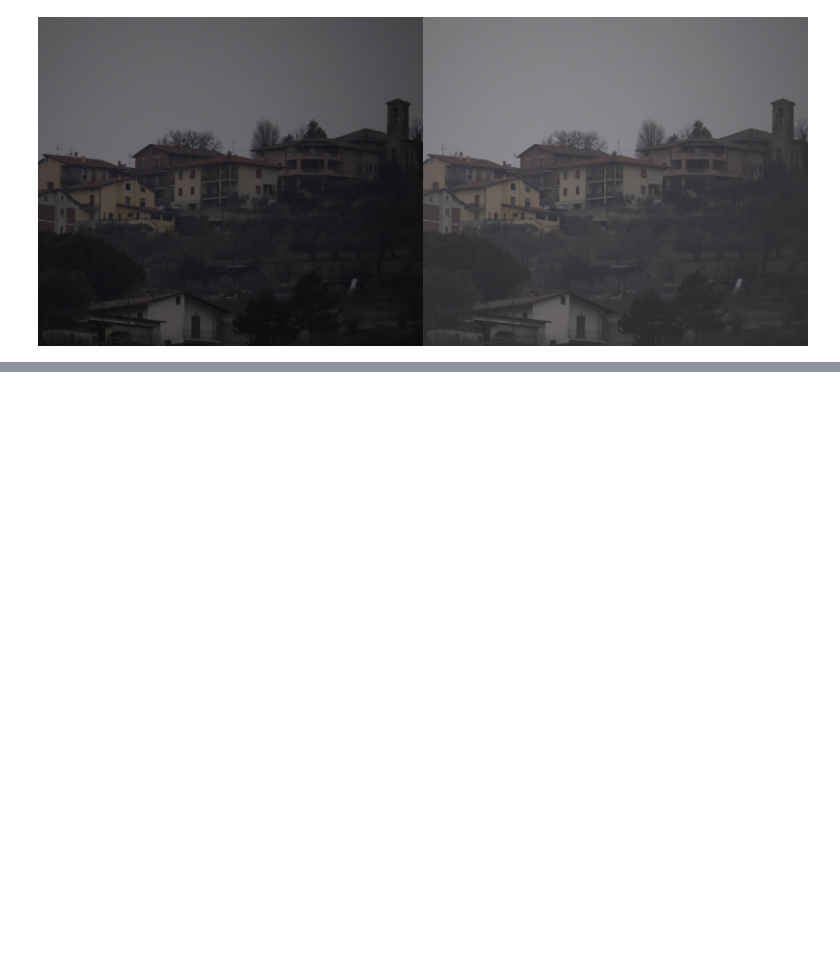
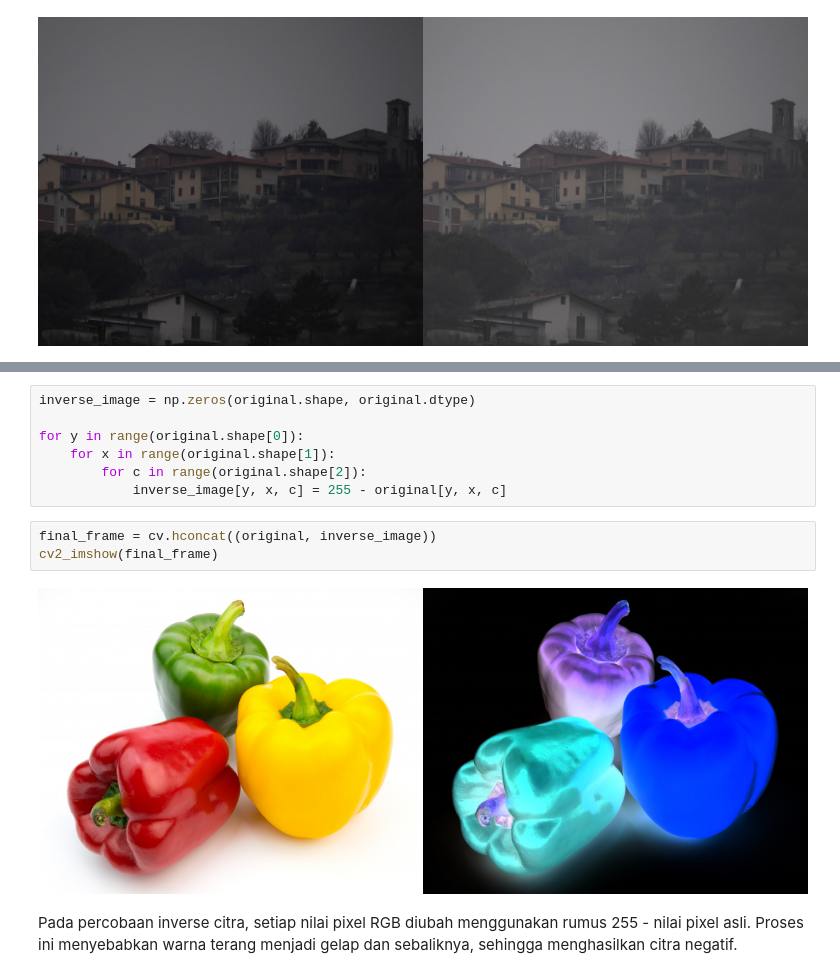
Before and after one commit to arxsyy/PCVK_Ganjil_2026, a Jupyter notebook: Week3.ipynb, the cells around one changed output, grey strips where cells are left out. Saved outputs shown, nothing was run; the diff lists cells and outputs as text; blank space fills up the shorter version.

```diff
--- a/Week3.ipynb
+++ b/Week3.ipynb
@@ -40,0 +56,14 @@ Masukkan nilai kecerahan: 30
+# %%
+inverse_image = np.zeros(original.shape, original.dtype)
+
+for y in range(original.shape[0]):
+    for x in range(original.shape[1]):
+        for c in range(original.shape[2]):
+            inverse_image[y, x, c] = 255 - original[y, x, c]
+# %%
+final_frame = cv.hconcat((original, inverse_image))
+cv2_imshow(final_frame)
+# %% [output]
+[figure, added]
+# %% [markdown]
+Pada percobaan inverse citra, setiap nilai pixel RGB diubah menggunakan rumus 255 - nilai pixel asli. Proses ini menyebabkan warna terang menjadi gelap dan sebaliknya, sehingga menghasilkan citra negatif.
```
Also changed, not shown: parts of 3 cells of this notebook.
